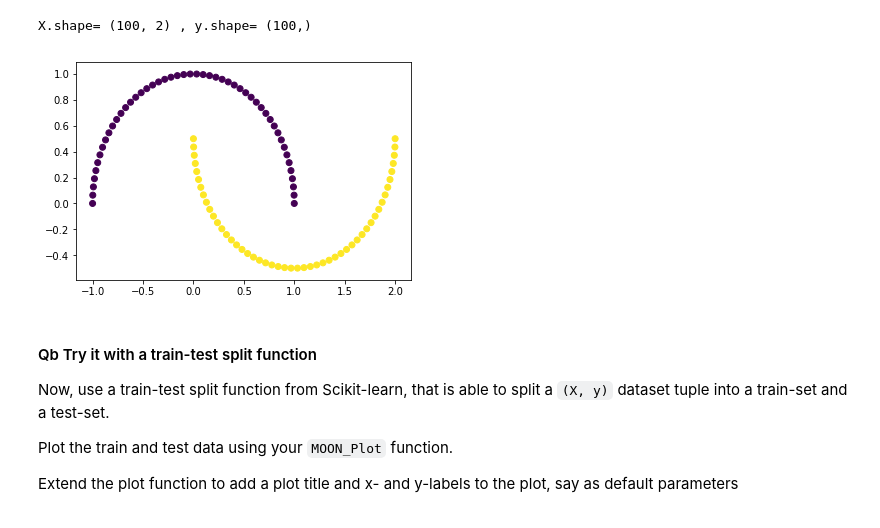
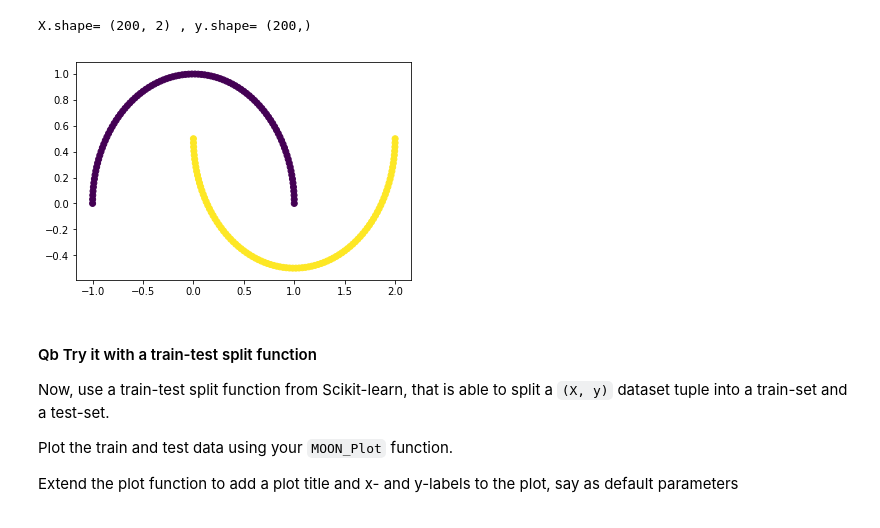
Before and after one commit to 2takker/ITMAL-gr46, a Jupyter notebook: L03/dataset.ipynb, the cells around one changed output. Saved outputs shown, nothing was run; the diff lists cells and outputs as text; code cells hidden in the pictures.

```diff
--- a/L03/dataset.ipynb
+++ b/L03/dataset.ipynb
@@ -28,29 +28,32 @@ Extend the `MOON_GetDataSet()`function signature to include some of the paramete
 Also create a `MOON_Plot()` function, that plots the data...good thing here is that the feature set is 2D and easy to handle!
 # %%
 # TODO: Qa...
+def MOON_GetDataSet(n_samples = 100, shuffle = True, noise = None,
+                   random_state = None):
+    return make_moons(n_samples = n_samples, shuffle = shuffle,
+                      noise = noise, random_state = random_state)
+
+def MOON_Plot(X, y, title = "", xlabel = "", ylabel = ""):
+    plt.scatter(X[:,0], X[:,1], c = y)
+    plt.title(title)
+    plt.xlabel(xlabel)
+    plt.ylabel(ylabel)
+
+    plt.show()
 
 # NOTE: some free help here regarding import clauses...
-% matplotlib inline
+%matplotlib inline
 import matplotlib.pyplot as plt
 import numpy as np
 from sklearn.datasets import make_moons
 
-def MOON_GetDataSet():
-    return make_moons()
-
-def MOON_Plot(X, y):
-    plt.scatter(X[:,0], X[:,1], c=y);
-    plt.show()
-
-
-
 # TEST CODE:
-X, y=MOON_GetDataSet()
+X, y = MOON_GetDataSet(n_samples = 200)
 print("X.shape=",X.shape,", y.shape=",y.shape)
 MOON_Plot(X,y)
 # %% [output]
-X.shape= (100, 2) , y.shape= (100,)
+X.shape= (200, 2) , y.shape= (200,)
-[figure, old version]
+[figure, new version]
 # %% [markdown]
 #### Qb Try it with a  train-test split function
 
```
Also changed, not shown: parts of 11 cells of this notebook, 1 other file.
